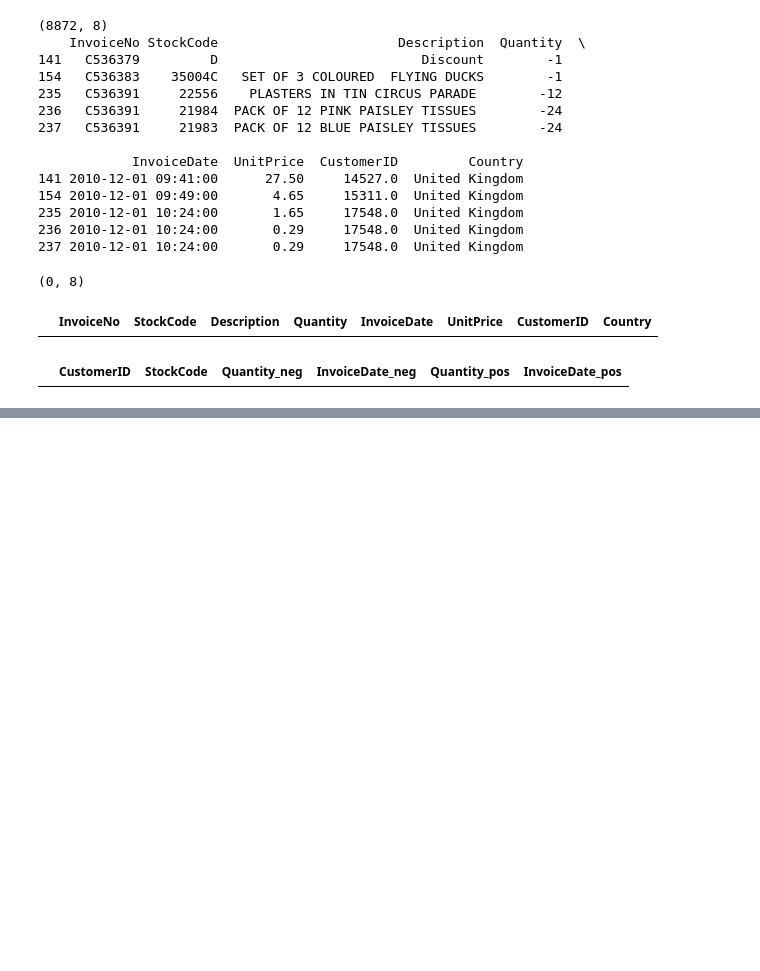
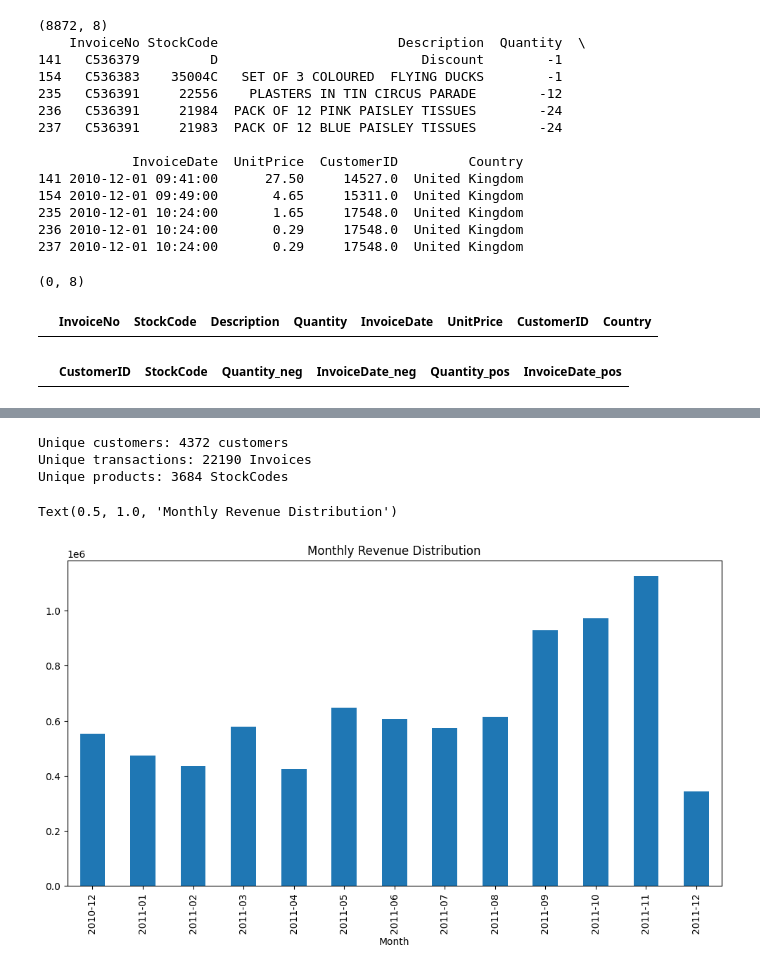
Before and after one commit to juanescdiaz/Advanced-Data-Analytics-Assignment-1.-Bussines-Challenge-2, a Jupyter notebook: notebooks/1_quality_assessment.ipynb, the cells around one changed output, grey strips where cells are left out. Saved outputs shown, nothing was run; the diff lists cells and outputs as text; code cells hidden in the pictures; blank space fills up the shorter version.

```diff
--- a/notebooks/1_quality_assessment.ipynb
+++ b/notebooks/1_quality_assessment.ipynb
@@ -52,12 +46,12 @@ dtype: int64
 #delete rows with missing CustomerID
 df1 = df.dropna(subset=['CustomerID'])
 # %%
-#identiy duplicated rows
+#Identify and address duplicate records
 duplicated_rows = df1[df1.duplicated()]
 
 
 #delete duplicated rows
-df2 = df1.drop_duplicates()
+df2 = df1.drop_duplicates().copy()
 print(df2.shape)
 # %% [output]
 (401604, 8)
@@ -166,0 +160,25 @@ See the caveats in the documentation: https://pandas.pydata.org/pandas-docs/stab
+# %%
+#Unique customers, unique transactions, unique products
+unique_customers = df2['CustomerID'].nunique()
+unique_transactions=df2['InvoiceNo'].nunique()
+unique_products=df2['StockCode'].nunique()
+
+print(f"Unique customers: {unique_customers} customers")
+print(f"Unique transactions: {unique_transactions} Invoices")
+print(f"Unique products: {unique_products} StockCodes")
+# %% [output]
+Unique customers: 4372 customers
+Unique transactions: 22190 Invoices
+Unique products: 3684 StockCodes
+# %%
+#revenue distribution by month
+import matplotlib.pyplot as plt
+# distribution of revenue by month
+df2['InvoiceDate'] = pd.to_datetime(df2['InvoiceDate'])
+df2['Month'] = df2['InvoiceDate'].dt.to_period('M')
+monthly_revenue = df2.groupby('Month')['TotalPrice'].sum()
+monthly_revenue.plot(kind='bar', figsize=(12, 6))
+plt.title('Monthly Revenue Distribution')
+# %% [output]
+Text(0.5, 1.0, 'Monthly Revenue Distribution')
+[figure, added]
```
Also changed, not shown: parts of 11 cells of this notebook.
